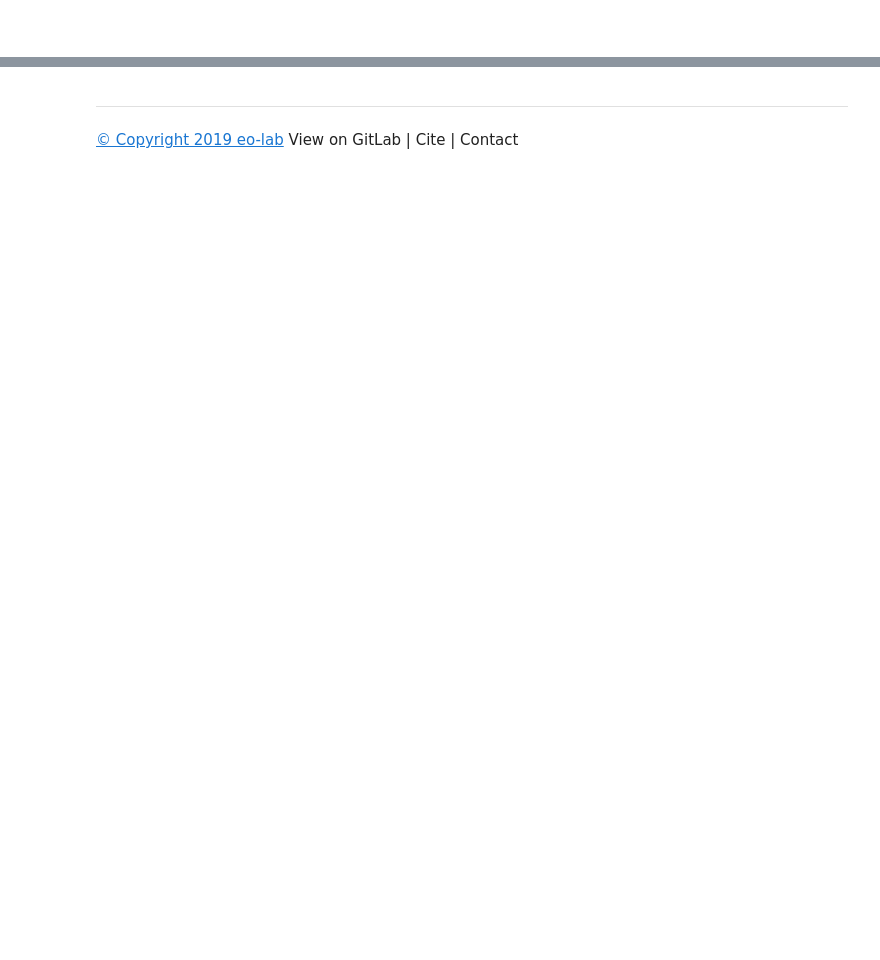
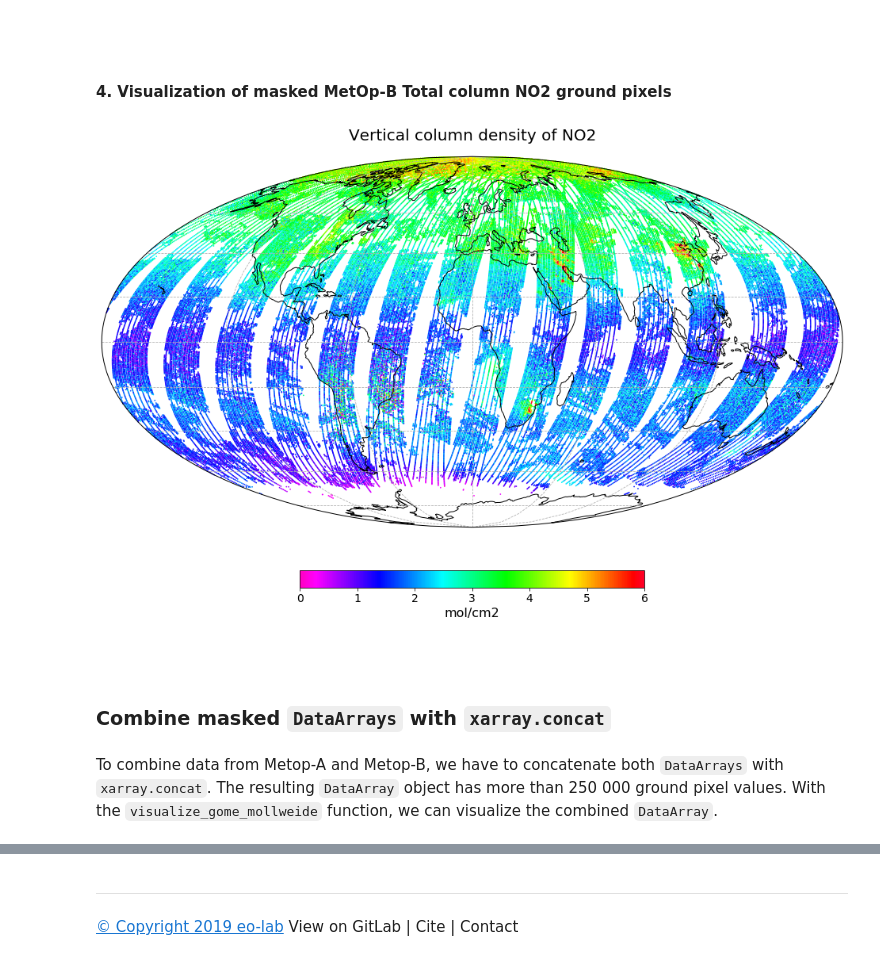
Before and after one commit to federicofierli1/LTPy_Notebooks_satellite_copernicus, a Jupyter notebook: 21_ltpy_v01_AC_SAF_L2_data.ipynb, the cells around one changed output, grey strips where cells are left out. Saved outputs shown, nothing was run; the diff lists cells and outputs as text; code cells hidden in the pictures; blank space fills up the shorter version.

```diff
--- a/21_ltpy_v01_AC_SAF_L2_data.ipynb
+++ b/21_ltpy_v01_AC_SAF_L2_data.ipynb
@@ -320,0 +448,4 @@ visualize_gome_l2(no2_b_da_mf, ccrs.Mollweide())
+# %%
+directory_2b= './gome2b/20190818/offline/'
+no2_b_da_mf = load_l2_data_xr(directory_2b, 'TOTAL_COLUMNS', 'NO2', 'Vertical column density of NO2', 'mol/cm2','vertical_column_NO2')
+no2_b_da_mf
@@ -338,0 +467,3 @@ Attributes:
+# %%
+cloud_fraction_2b = load_l2_data_xr(directory_2b,'CLOUD_PROPERTIES','CloudFraction',unit='-', longname='Cloud Fraction', name='cloud_fraction')
+cloud_fraction_2b
@@ -344,0 +485,3 @@ visualize_gome_l2(no2_ab_da_mf, ccrs.Mollweide())
+# %%
+no2_b_da_masked = generate_masked_array(no2_b_da_mf, cloud_fraction_2b, 0.5)
+no2_b_da_masked
@@ -345,2 +499,14 @@ visualize_gome_l2(no2_ab_da_mf, ccrs.Mollweide())
 # %% [markdown]
 <br>
+# %% [markdown]
+#### 4. Visualization of masked MetOp-B Total column NO2 ground pixels
+# %%
+visualize_gome_mollweide(no2_b_da_masked, 1e-15, vmin=0, vmax=6)
+# %% [output]
+[figure, added]
+# %% [markdown]
+<br>
+# %% [markdown]
+### Combine masked `DataArrays` with `xarray.concat`
+# %% [markdown]
+To combine data from Metop-A and Metop-B, we have to concatenate both `DataArrays` with `xarray.concat`. The resulting `DataArray` object has more than 250 000 ground pixel values. With the `visualize_gome_mollweide` function, we can visualize the combined `DataArray`.
```
Also changed, not shown: parts of 60 cells of this notebook, 8 other files.
